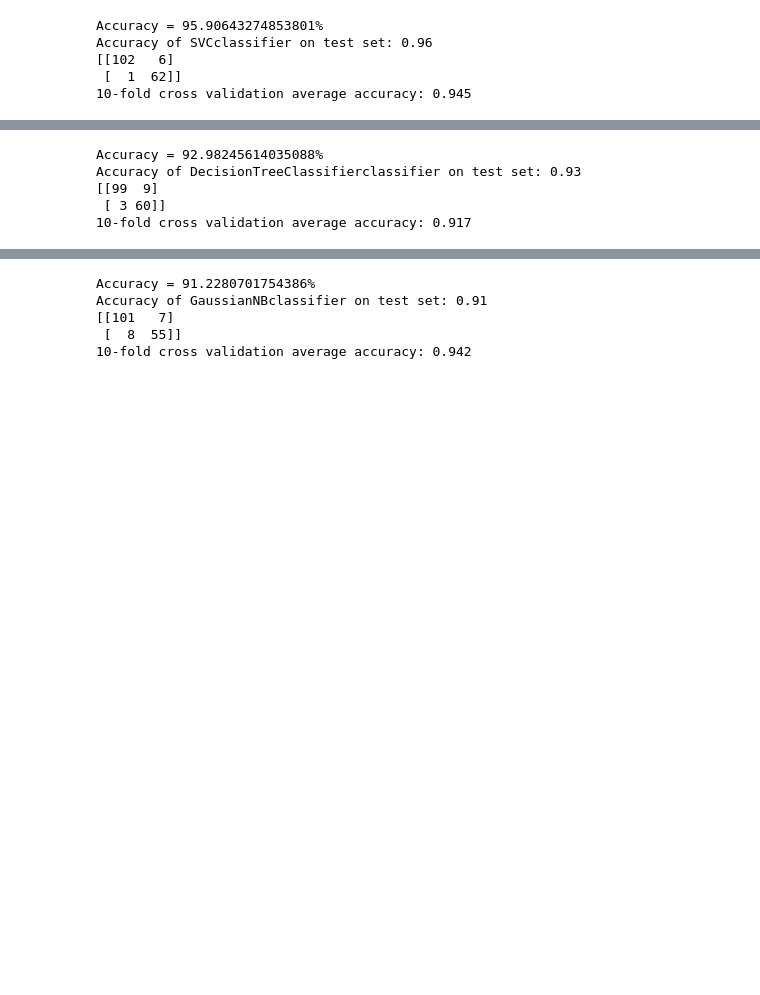
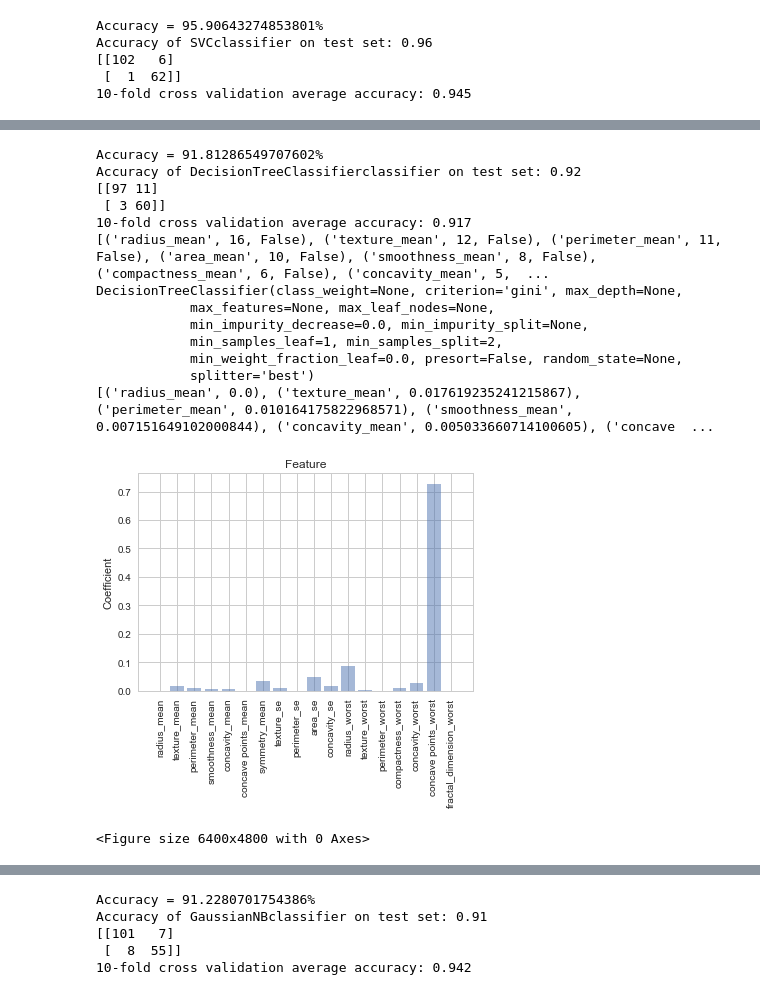
Before and after one commit to bekkblando/wisconsin_data, a Jupyter notebook: Testing.ipynb, the cells around one changed output, grey strips where cells are left out. Saved outputs shown, nothing was run; the diff lists cells and outputs as text; code cells hidden in the pictures; blank space fills up the shorter version.

```diff
--- a/Testing.ipynb
+++ b/Testing.ipynb
@@ -197,22 +233,34 @@ Accuracy of RandomForestClassifierclassifier on test set: 0.95
 # %%
 # Decision Tree Time
 dtree = tree.DecisionTreeClassifier(min_samples_split=2)
 dtree.fit(X_train, y_train)
 print_accuracy(dtree.predict)
 
 gen_confusion(dtree, X_test)
 gen_kfold(tree.DecisionTreeClassifier(min_samples_split=2), X_train, y_train)
 
 
 # TODO Generate these graphs
 # shap_values = shap.KernelExplainer(dtree.predict_proba, X_train).shap_values(X_test)
 # shap.force_plot(shap_values[0], X_test)
+gen_rfe(tree.DecisionTreeClassifier(min_samples_split=2))
+plot_coef_feature(dtree.feature_importances_)
 # %% [output]
-Accuracy = 92.98245614035088%
-Accuracy of DecisionTreeClassifierclassifier on test set: 0.93
-[[99  9]
+Accuracy = 91.81286549707602%
+Accuracy of DecisionTreeClassifierclassifier on test set: 0.92
+[[97 11]
  [ 3 60]]
 10-fold cross validation average accuracy: 0.917
+[('radius_mean', 16, False), ('texture_mean', 12, False), ('perimeter_mean', 11, False), ('area_mean', 10, False), ('smoothness_mean', 8, False), ('compactness_mean', 6, False), ('concavity_mean', 5,  ...
+DecisionTreeClassifier(class_weight=None, criterion='gini', max_depth=None,
+            max_features=None, max_leaf_nodes=None,
+            min_impurity_decrease=0.0, min_impurity_split=None,
+            min_samples_leaf=1, min_samples_split=2,
+            min_weight_fraction_leaf=0.0, presort=False, random_state=None,
+            splitter='best')
+[('radius_mean', 0.0), ('texture_mean', 0.017619235241215867), ('perimeter_mean', 0.010164175822968571), ('smoothness_mean', 0.007151649102000844), ('concavity_mean', 0.005033660714100605), ('concave  ...
+[figure, added]
+<Figure size 6400x4800 with 0 Axes>
 # %%
 # Simple Neural Net
 from sklearn.neural_network import MLPClassifier
```
Also changed, not shown: parts of 13 cells of this notebook.
